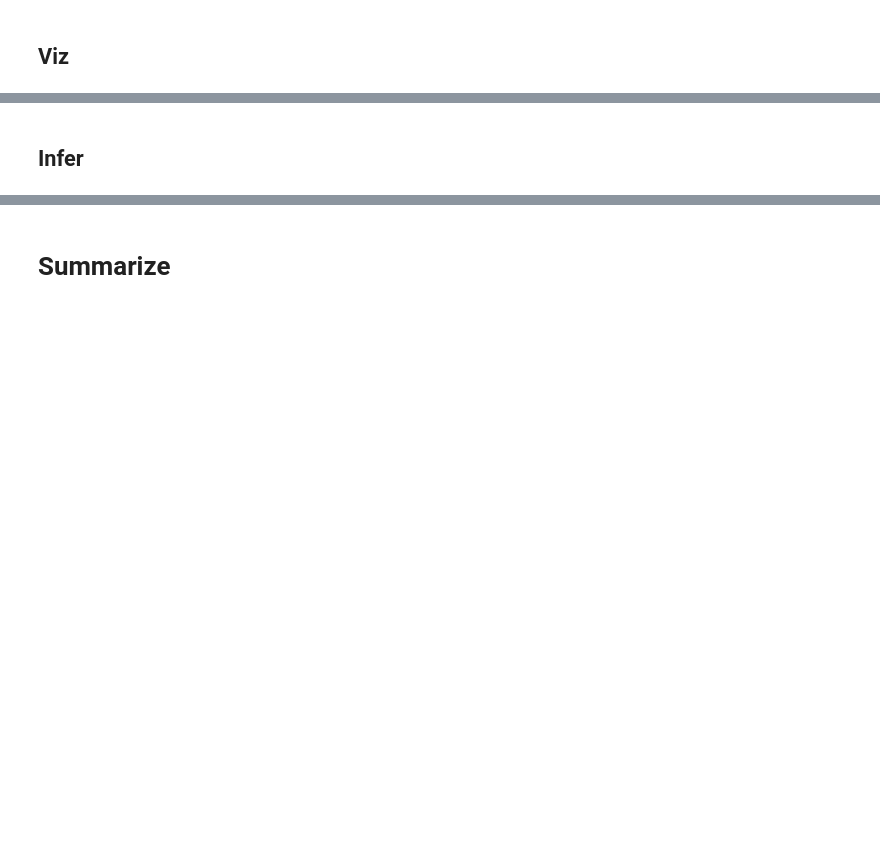
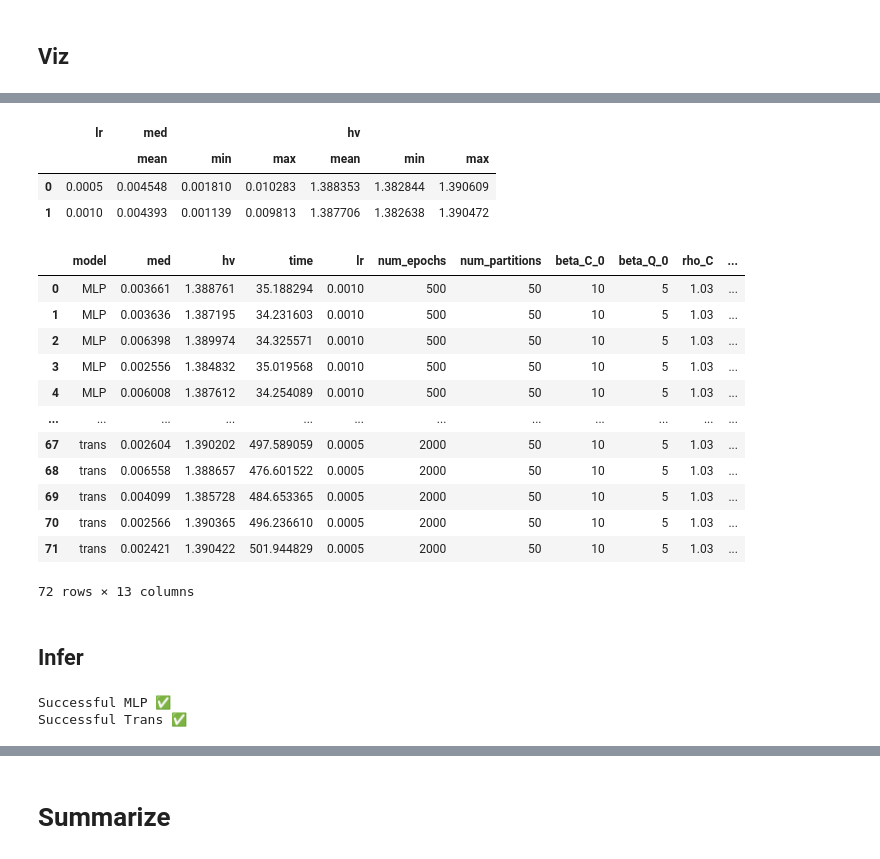
Before and after one commit to ritvien/ESP_Hypernet, a Jupyter notebook: 6_Evaluate/1_Overall_7_1.ipynb, the cells around one changed output, grey strips where cells are left out. Saved outputs shown, nothing was run; the diff lists cells and outputs as text; code cells hidden in the pictures; blank space fills up the shorter version.

```diff
--- a/6_Evaluate/1_Overall_7_1.ipynb
+++ b/6_Evaluate/1_Overall_7_1.ipynb
@@ -1,5 +1,5 @@
 # %%
-n_rays = 50
+n_rays = 100
 case = "_Ex_7_1"
 # %%
 params = {
@@ -584,7 +598,7 @@ param_grid = {
     'lr': [1e-3, 5e-4],
     'num_epochs': [500, 1000, 2000],
 
-    'num_partitions': [10],
+    'num_partitions': [n_rays],
 
     # Tham số thuật toán 2-A: Tăng dần penalty
     'beta_C_0': [10],
@@ -626,3 +688,26 @@ df.to_csv(f"exp/{case}/{n_rays}.csv", index=False)
+# %%
+ df.groupby("lr")[["med", "hv"]].agg(["mean", "min", "max"]).reset_index()
+# %% [output]
+|  | lr | med |  |  | hv |  |  |
+|  |  | mean | min | max | mean | min | max |
+| 0 | 0.0005 | 0.004548 | 0.001810 | 0.010283 | 1.388353 | 1.382844 | 1.390609 |
+| 1 | 0.0010 | 0.004393 | 0.001139 | 0.009813 | 1.387706 | 1.382638 | 1.390472 |
+# %%
+df
+# %% [output]
+|  | model | med | hv | time | lr | num_epochs | num_partitions | beta_C_0 | beta_Q_0 | rho_C | ... |
+| 0 | MLP | 0.003661 | 1.388761 | 35.188294 | 0.0010 | 500 | 50 | 10 | 5 | 1.03 | ... |
+| 1 | MLP | 0.003636 | 1.387195 | 34.231603 | 0.0010 | 500 | 50 | 10 | 5 | 1.03 | ... |
+| 2 | MLP | 0.006398 | 1.389974 | 34.325571 | 0.0010 | 500 | 50 | 10 | 5 | 1.03 | ... |
+| 3 | MLP | 0.002556 | 1.384832 | 35.019568 | 0.0010 | 500 | 50 | 10 | 5 | 1.03 | ... |
+| 4 | MLP | 0.006008 | 1.387612 | 34.254089 | 0.0010 | 500 | 50 | 10 | 5 | 1.03 | ... |
+| ... | ... | ... | ... | ... | ... | ... | ... | ... | ... | ... | ... |
+| 67 | trans | 0.002604 | 1.390202 | 497.589059 | 0.0005 | 2000 | 50 | 10 | 5 | 1.03 | ... |
+| 68 | trans | 0.006558 | 1.388657 | 476.601522 | 0.0005 | 2000 | 50 | 10 | 5 | 1.03 | ... |
+| 69 | trans | 0.004099 | 1.385728 | 484.653365 | 0.0005 | 2000 | 50 | 10 | 5 | 1.03 | ... |
+| 70 | trans | 0.002566 | 1.390365 | 496.236610 | 0.0005 | 2000 | 50 | 10 | 5 | 1.03 | ... |
+| 71 | trans | 0.002421 | 1.390422 | 501.944829 | 0.0005 | 2000 | 50 | 10 | 5 | 1.03 | ... |
+72 rows × 13 columns
 # %% [markdown]
 ## Infer
 # %%
@@ -674,6 +759,9 @@ if os.path.exists(PATH_trans):
     best_trans.to(device)
     best_trans.eval()
     print("Successful Trans ✅")
+# %% [output]
+Successful MLP ✅
+Successful Trans ✅
 # %%
 pf_pred = infer(best_trans)
 med, hv = get_metrics(pf_pred, pf_true, prob_, ref_point)
```
Also changed, not shown: parts of 32 cells of this notebook, 12 other files.
